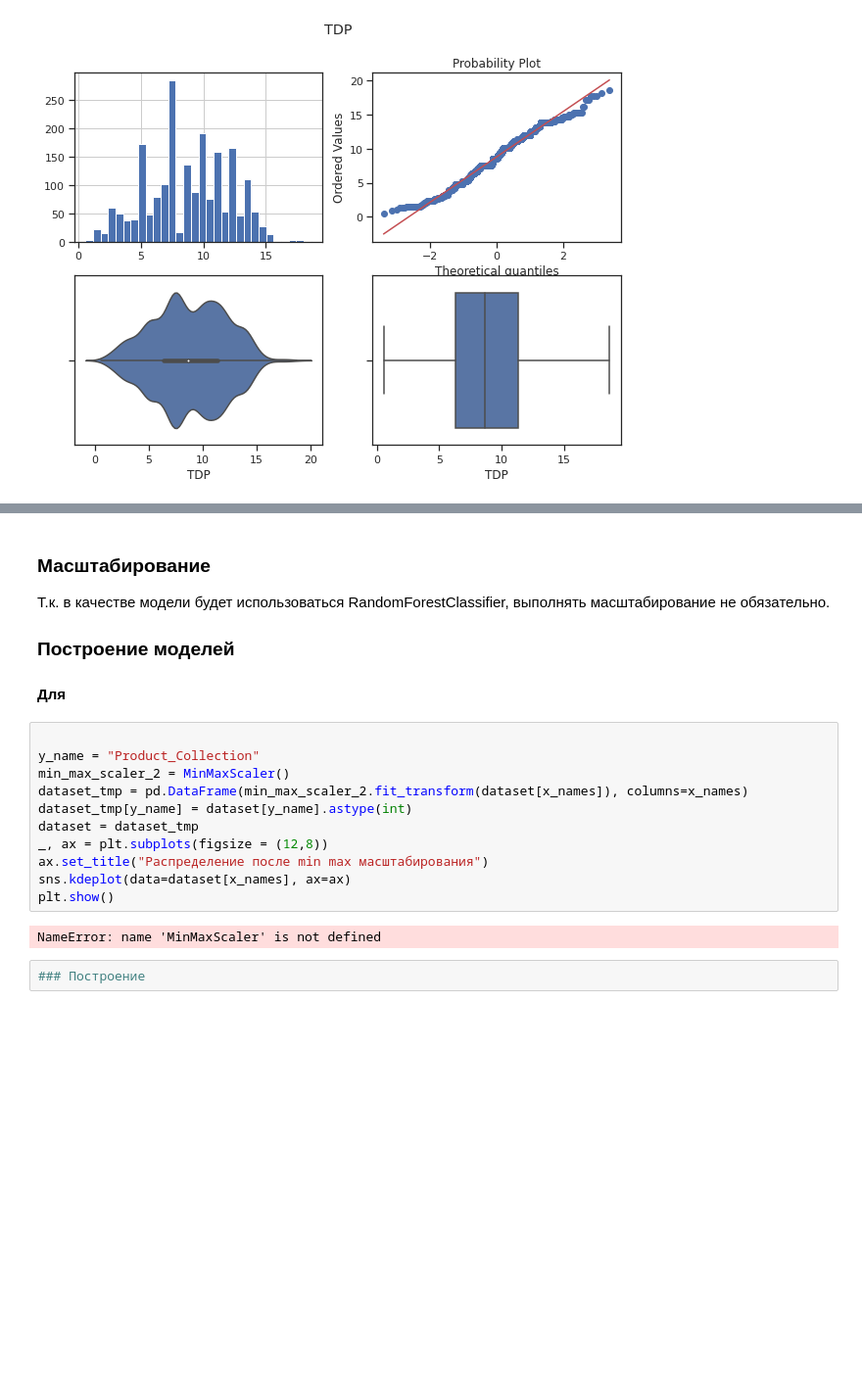
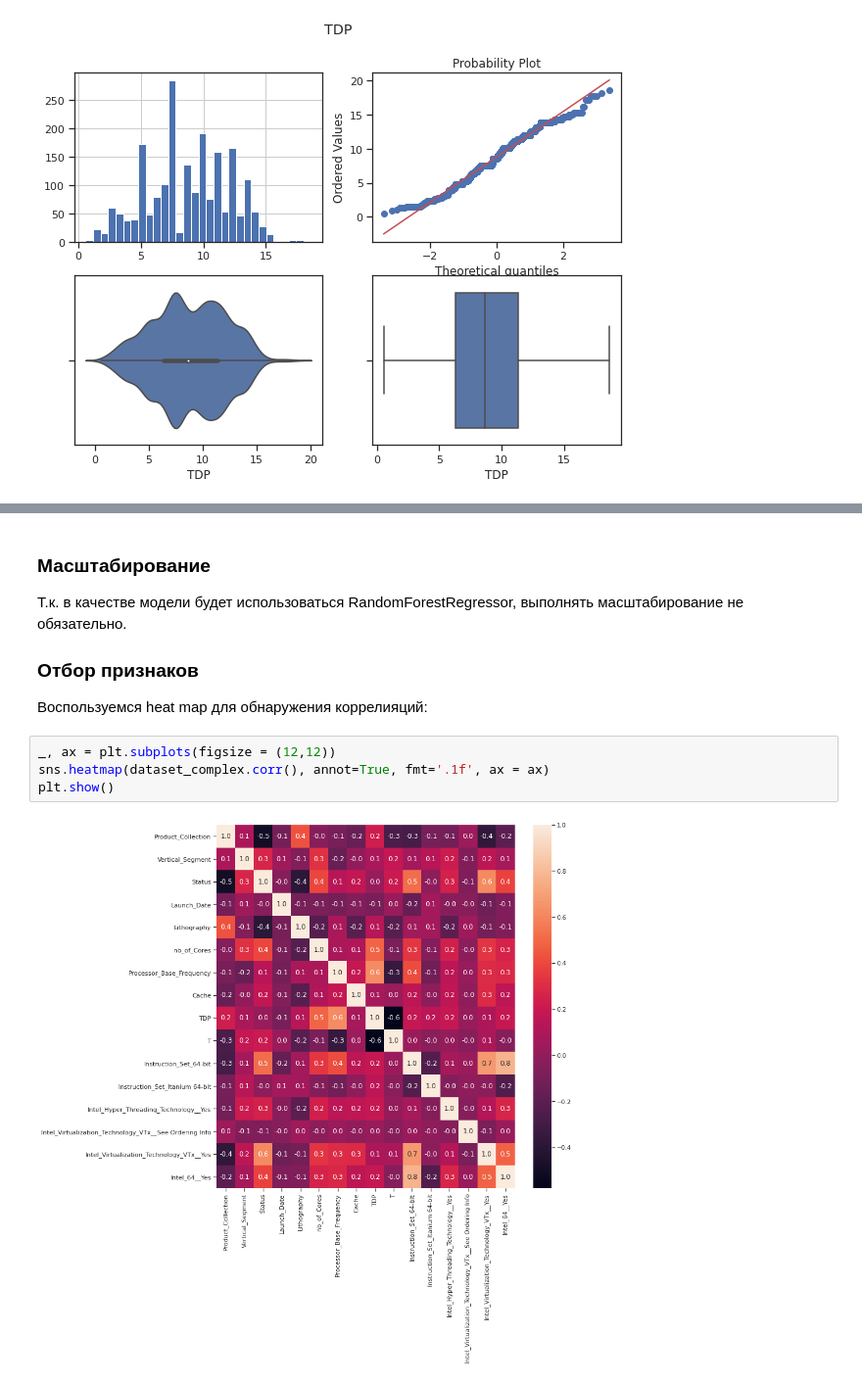
Before and after one commit to GeorgiyX/ML-21, a Jupyter notebook: hw/hw.ipynb, the cells around one changed output, grey strips where cells are left out. Shown at 98% size. Cells and saved outputs as stored; diff of their text form; blank space fills up the shorter version.

```diff
--- a/hw/hw.ipynb
+++ b/hw/hw.ipynb
@@ -399,20 +400,11 @@ diagnostic_plots(dataset_complex, col_with_outlier)
 # %% [markdown]
 ### Масштабирование
-Т.к. в качестве модели будет использоваться RandomForestClassifier, выполнять масштабирование не обязательно.
-### Построение моделей
-#### Для
+Т.к. в качестве модели будет использоваться RandomForestRegressor, выполнять масштабирование не обязательно.
+### Отбор признаков
+Воспользуемся heat map для обнаружения коррелияций:
-# %%
-
-y_name = "Product_Collection"
-min_max_scaler_2 = MinMaxScaler()
-dataset_tmp = pd.DataFrame(min_max_scaler_2.fit_transform(dataset[x_names]), columns=x_names)
-dataset_tmp[y_name] = dataset[y_name].astype(int)
-dataset = dataset_tmp
-_, ax = plt.subplots(figsize = (12,8))
-ax.set_title("Распределение после min max масштабирования")
-sns.kdeplot(data=dataset[x_names], ax=ax)
-plt.show()
-# %% [output]
-NameError: name 'MinMaxScaler' is not defined
-# %%
-### Построение
+# %%
+_, ax = plt.subplots(figsize = (12,12))
+sns.heatmap(dataset_complex.corr(), annot=True, fmt='.1f', ax = ax)
+plt.show()
+# %% [output]
+[figure, added]
```
Also changed, not shown: parts of 10 cells of this notebook.
